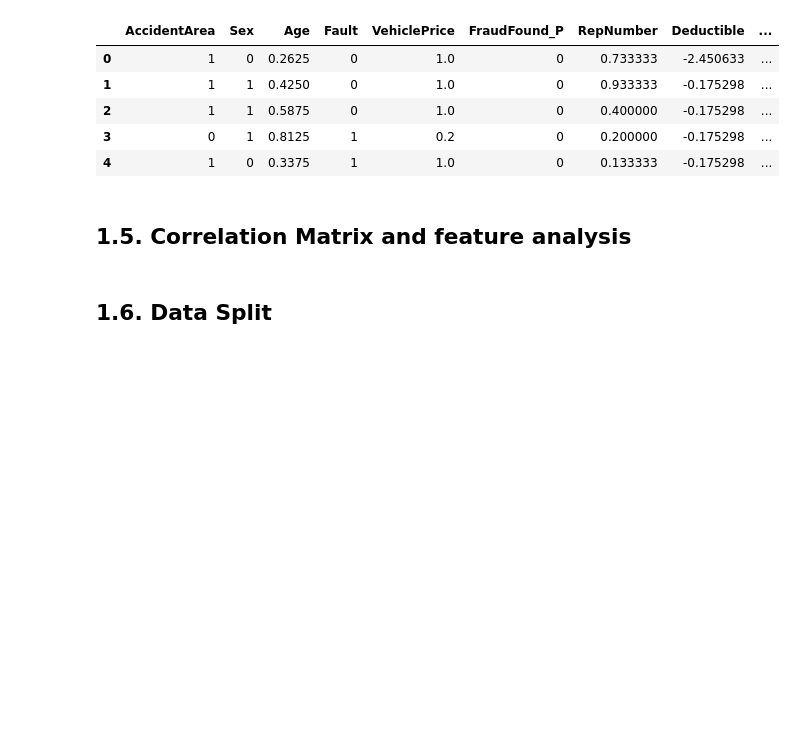
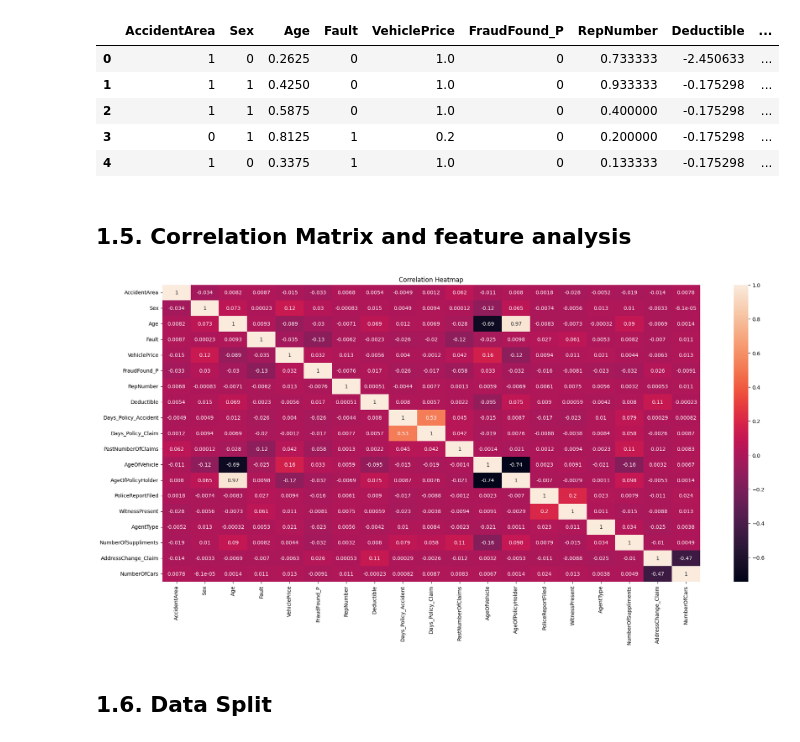
Before and after one commit to David38mk/vehicle-insurance-claim-fraud-datection-ML, a Jupyter notebook: notebooks/Vehicle-Insurance_claim_fraud_detection.ipynb, the cells around one changed output. Saved outputs shown, nothing was run; the diff lists cells and outputs as text; code cells hidden in the pictures; blank space fills up the shorter version.

```diff
--- a/notebooks/Vehicle-Insurance_claim_fraud_detection.ipynb
+++ b/notebooks/Vehicle-Insurance_claim_fraud_detection.ipynb
@@ -329,6 +291,23 @@ data.head()
 | 4 | 1 | 0 | 0.3375 | 1 | 1.0 | 0 | 0.133333 | -0.175298 | ... |
 # %% [markdown]
 ## 1.5. Correlation Matrix and feature analysis
+# %%
+original_categorical_cols = [
+    'MaritalStatus', 'PolicyType', 'VehicleCategory','BasePolicy'
+]
+
+one_hot_columns = [col for col in data.columns if any(col.startswith(base) for base in original_categorical_cols)]
+
+dat_cor = data.drop(one_hot_columns,axis=1)
+
+fig = plt.figure(figsize=(20, 10))
+correlation_data = dat_cor
+dataplot = sns.heatmap(correlation_data.corr(), annot=True)
+plt.tight_layout()
+plt.title("Correlation Heatmap")
+plt.show()
+# %% [output]
+[figure, added]
 # %% [markdown]
 ## 1.6. Data Split
 # %%
```
Also changed, not shown: parts of 10 cells of this notebook.
